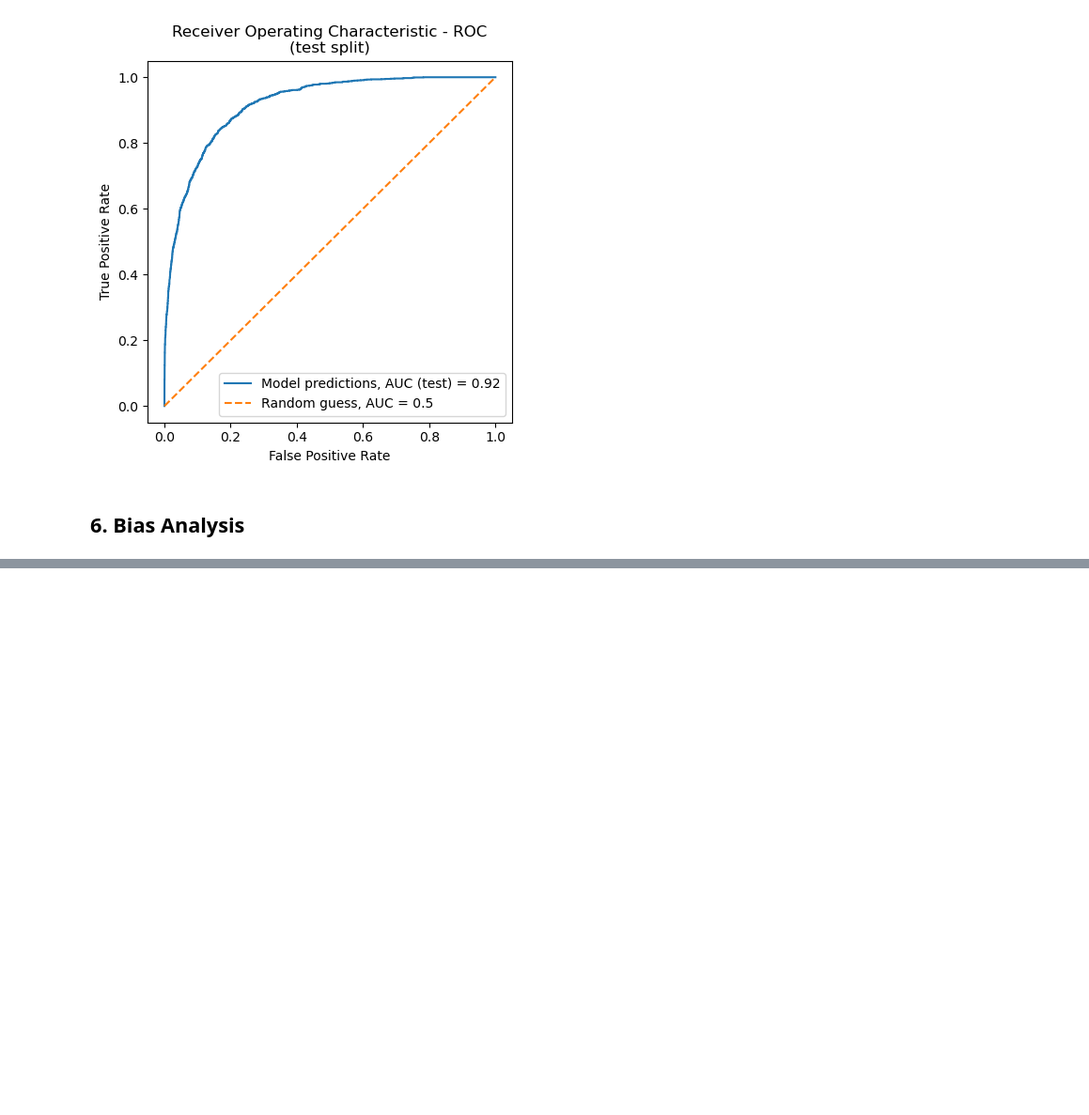
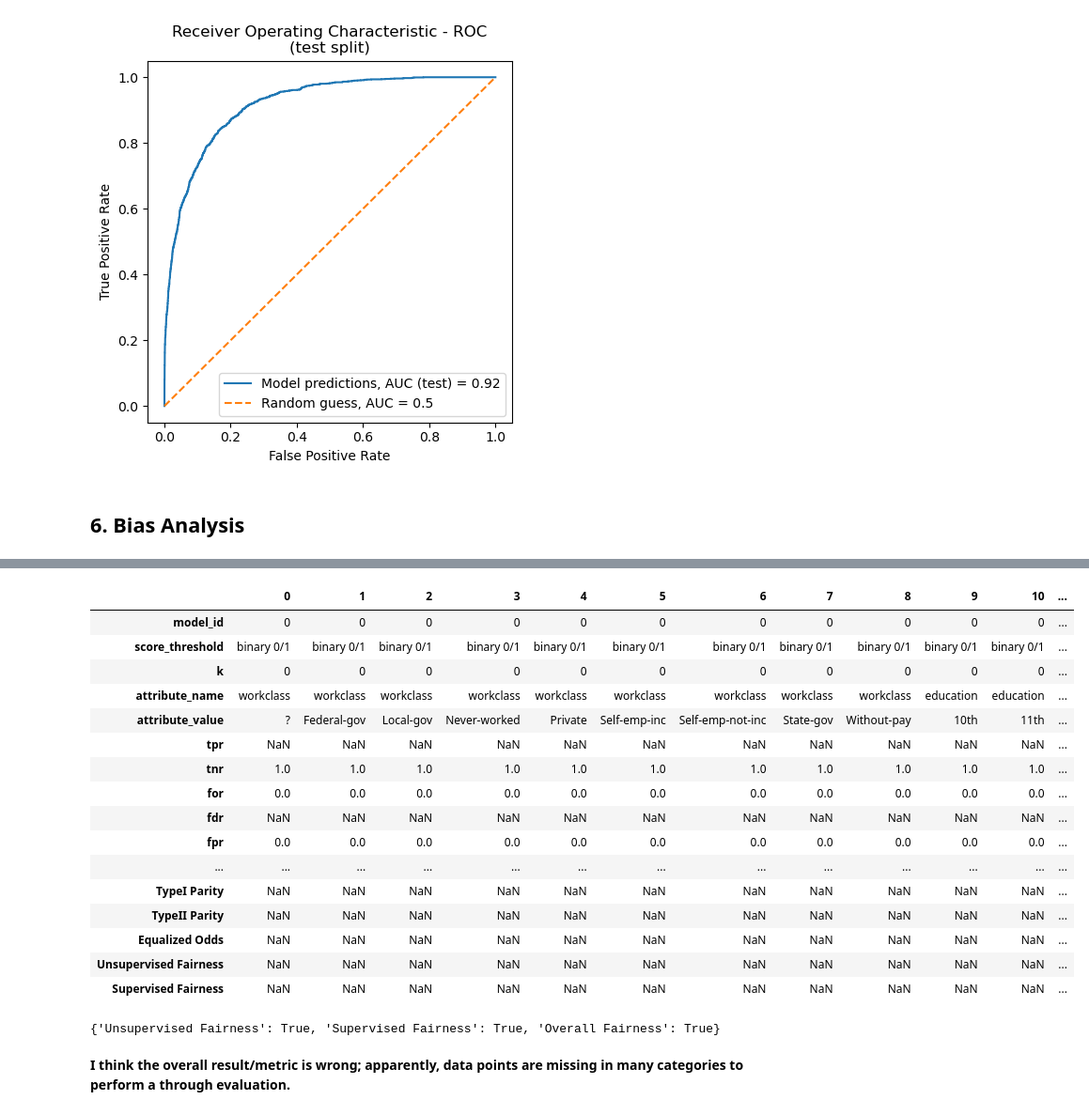
Before and after one commit to mxagar/census_model_deployment_fastapi, a Jupyter notebook: census_notebook.ipynb, the cells around one changed output, grey strips where cells are left out. Shown at 94% size. Cells and saved outputs as stored; diff of their text form; code cells hidden in the pictures; blank space fills up the shorter version.

```diff
--- a/census_notebook.ipynb
+++ b/census_notebook.ipynb
@@ -428,0 +655,36 @@ plot_roc_curve(model, X_test, y_test, title, filename)
+# %%
+# The goal we have with Aequitas: Compute how fair the dataset is.
+# We get the same statistics as before + Fairnes true/false parity values
+fairness = Fairness()
+fairness_df = fairness.get_group_value_fairness(bias_df)
+#fairness_df.head(10)
+fairness_df.T
+# %% [output]
+|  | 0 | 1 | 2 | 3 | 4 | 5 | 6 | 7 | 8 | 9 | 10 | ... |
+| model_id | 0 | 0 | 0 | 0 | 0 | 0 | 0 | 0 | 0 | 0 | 0 | ... |
+| score_threshold | binary 0/1 | binary 0/1 | binary 0/1 | binary 0/1 | binary 0/1 | binary 0/1 | binary 0/1 | binary 0/1 | binary 0/1 | binary 0/1 | binary 0/1 | ... |
+| k | 0 | 0 | 0 | 0 | 0 | 0 | 0 | 0 | 0 | 0 | 0 | ... |
+| attribute_name | workclass | workclass | workclass | workclass | workclass | workclass | workclass | workclass | workclass | education | education | ... |
+| attribute_value | ? | Federal-gov | Local-gov | Never-worked | Private | Self-emp-inc | Self-emp-not-inc | State-gov | Without-pay | 10th | 11th | ... |
+| tpr | NaN | NaN | NaN | NaN | NaN | NaN | NaN | NaN | NaN | NaN | NaN | ... |
+| tnr | 1.0 | 1.0 | 1.0 | 1.0 | 1.0 | 1.0 | 1.0 | 1.0 | 1.0 | 1.0 | 1.0 | ... |
+| for | 0.0 | 0.0 | 0.0 | 0.0 | 0.0 | 0.0 | 0.0 | 0.0 | 0.0 | 0.0 | 0.0 | ... |
+| fdr | NaN | NaN | NaN | NaN | NaN | NaN | NaN | NaN | NaN | NaN | NaN | ... |
+| fpr | 0.0 | 0.0 | 0.0 | 0.0 | 0.0 | 0.0 | 0.0 | 0.0 | 0.0 | 0.0 | 0.0 | ... |
+| ... | ... | ... | ... | ... | ... | ... | ... | ... | ... | ... | ... | ... |
+| TypeI Parity | NaN | NaN | NaN | NaN | NaN | NaN | NaN | NaN | NaN | NaN | NaN | ... |
+| TypeII Parity | NaN | NaN | NaN | NaN | NaN | NaN | NaN | NaN | NaN | NaN | NaN | ... |
+| Equalized Odds | NaN | NaN | NaN | NaN | NaN | NaN | NaN | NaN | NaN | NaN | NaN | ... |
+| Unsupervised Fairness | NaN | NaN | NaN | NaN | NaN | NaN | NaN | NaN | NaN | NaN | NaN | ... |
+| Supervised Fairness | NaN | NaN | NaN | NaN | NaN | NaN | NaN | NaN | NaN | NaN | NaN | ... |
+# %%
+# We can get overall/summary values
+# - Unsupervised fairness: composed by some of the metrics; if one is False, the value is False
+# - Supervised fairness: composed by some of the metrics; if one is False, the value is False
+# - Overall fairness
+overall_fairness = fairness.get_overall_fairness(fairness_df)
+print(overall_fairness)
+# %% [output]
+{'Unsupervised Fairness': True, 'Supervised Fairness': True, 'Overall Fairness': True}
+# %% [markdown]
+**I think the overall result/metric is wrong; apparently, data points are missing in many categories to perform a through evaluation.**
```
Also changed, not shown: parts of 13 cells of this notebook.
